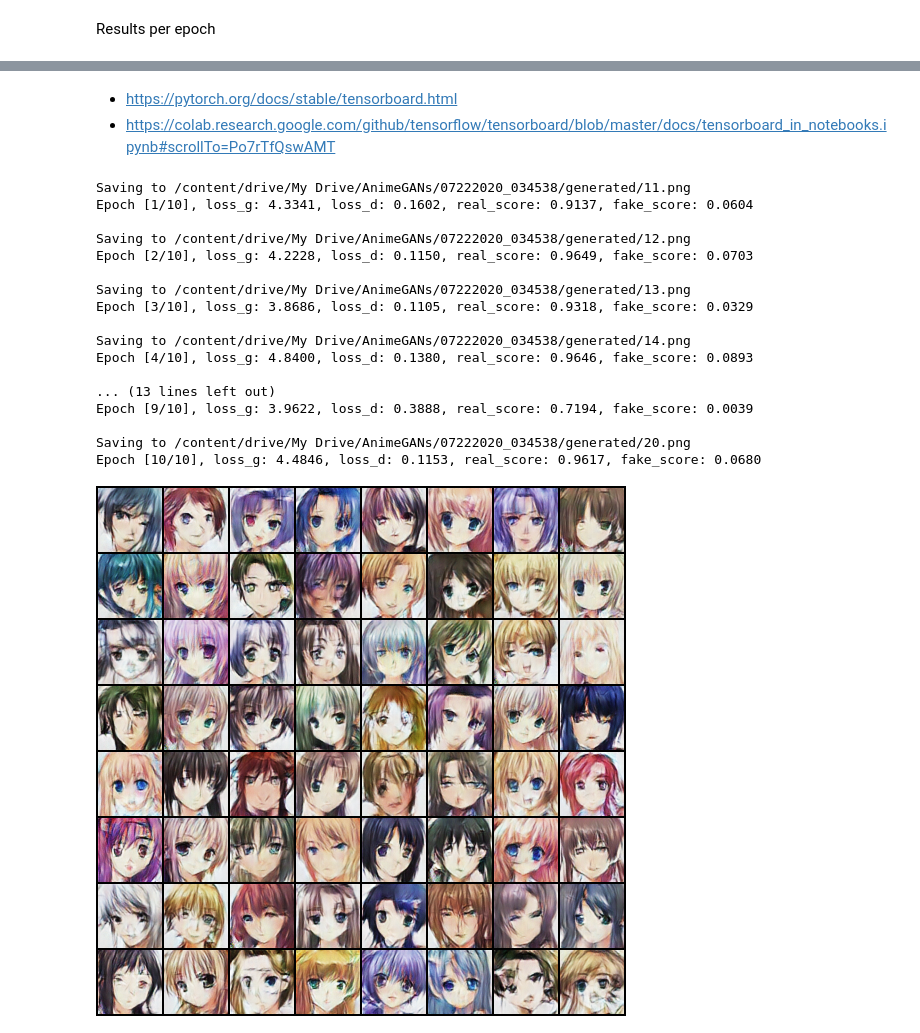
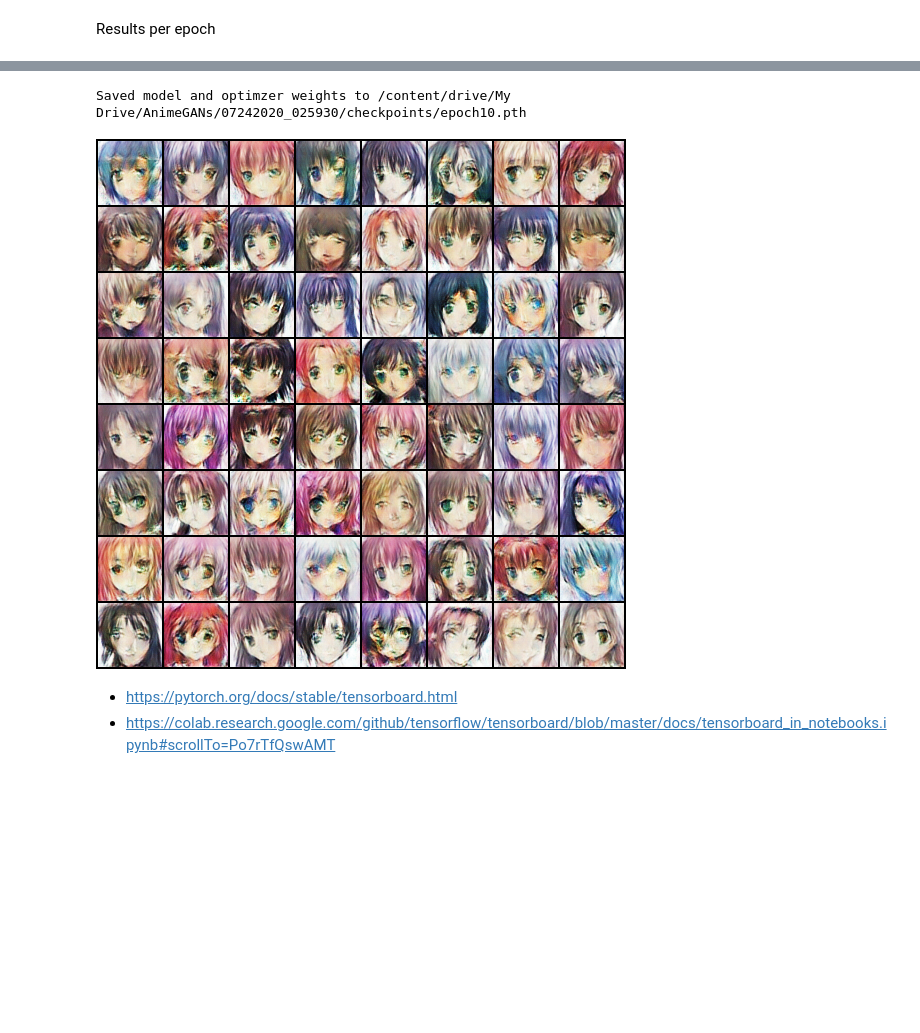
Before and after one commit to rbarman/AnimeGANs, a Jupyter notebook: Anime_face_GAN.ipynb, the cells around one changed output, grey strips where cells are left out. Cells and saved outputs as stored; diff of their text form; code cells hidden in the pictures; blank space fills up the shorter version.

Commit message:
notebook run with updated GANTrainer

```diff
--- a/Anime_face_GAN.ipynb
+++ b/Anime_face_GAN.ipynb
@@ -209,30 +206,11 @@ By epoch 10 we see more smoothness...
+# %%
+gan.save_checkpoint()
+# %% [output]
+Saved model and optimzer weights to /content/drive/My Drive/AnimeGANs/07242020_025930/checkpoints/epoch10.pth
+# %%
+display_image(f'{gan.gen_dir}10.png')
+# %% [output]
+[figure, added]
 # %% [markdown]
 - https://pytorch.org/docs/stable/tensorboard.html
 - https://colab.research.google.com/github/tensorflow/tensorboard/blob/master/docs/tensorboard_in_notebooks.ipynb#scrollTo=Po7rTfQswAMT
-# %%
-# Train for another 10 epochs...
-  # TODO: GANTrainer should internally track iter_start...
-  # TODO: what about tracking history?
-history2 = gan.train(num_epochs = 10,iter_start=11)
-# %% [output]
-Saving to /content/drive/My Drive/AnimeGANs/07222020_034538/generated/11.png
-Epoch [1/10], loss_g: 4.3341, loss_d: 0.1602, real_score: 0.9137, fake_score: 0.0604
-
-Saving to /content/drive/My Drive/AnimeGANs/07222020_034538/generated/12.png
-Epoch [2/10], loss_g: 4.2228, loss_d: 0.1150, real_score: 0.9649, fake_score: 0.0703
-
-Saving to /content/drive/My Drive/AnimeGANs/07222020_034538/generated/13.png
-Epoch [3/10], loss_g: 3.8686, loss_d: 0.1105, real_score: 0.9318, fake_score: 0.0329
-
-Saving to /content/drive/My Drive/AnimeGANs/07222020_034538/generated/14.png
-Epoch [4/10], loss_g: 4.8400, loss_d: 0.1380, real_score: 0.9646, fake_score: 0.0893
-
-... (13 lines left out)
-Epoch [9/10], loss_g: 3.9622, loss_d: 0.3888, real_score: 0.7194, fake_score: 0.0039
-
-Saving to /content/drive/My Drive/AnimeGANs/07222020_034538/generated/20.png
-Epoch [10/10], loss_g: 4.4846, loss_d: 0.1153, real_score: 0.9617, fake_score: 0.0680
-# %%
-display_image('/content/drive/My Drive/AnimeGANs/07222020_034538/generated/20.png')
-# %% [output]
-[figure, removed]
```
Also changed, not shown: parts of 30 cells of this notebook.
